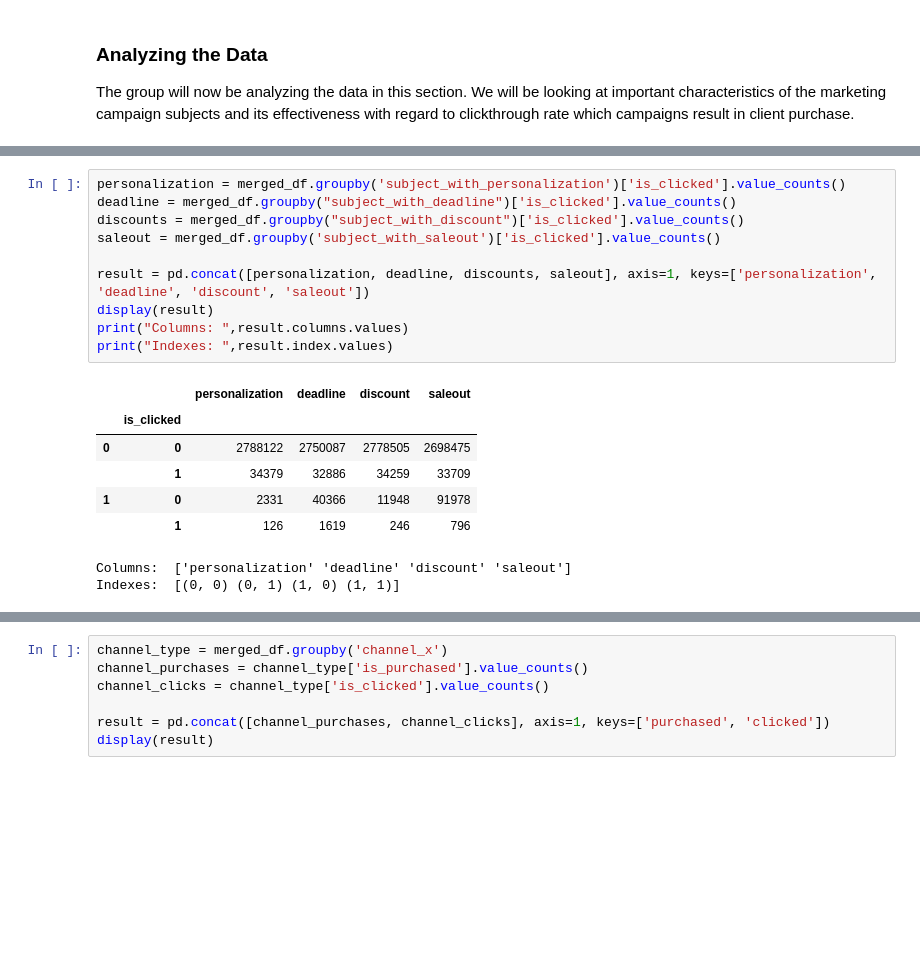
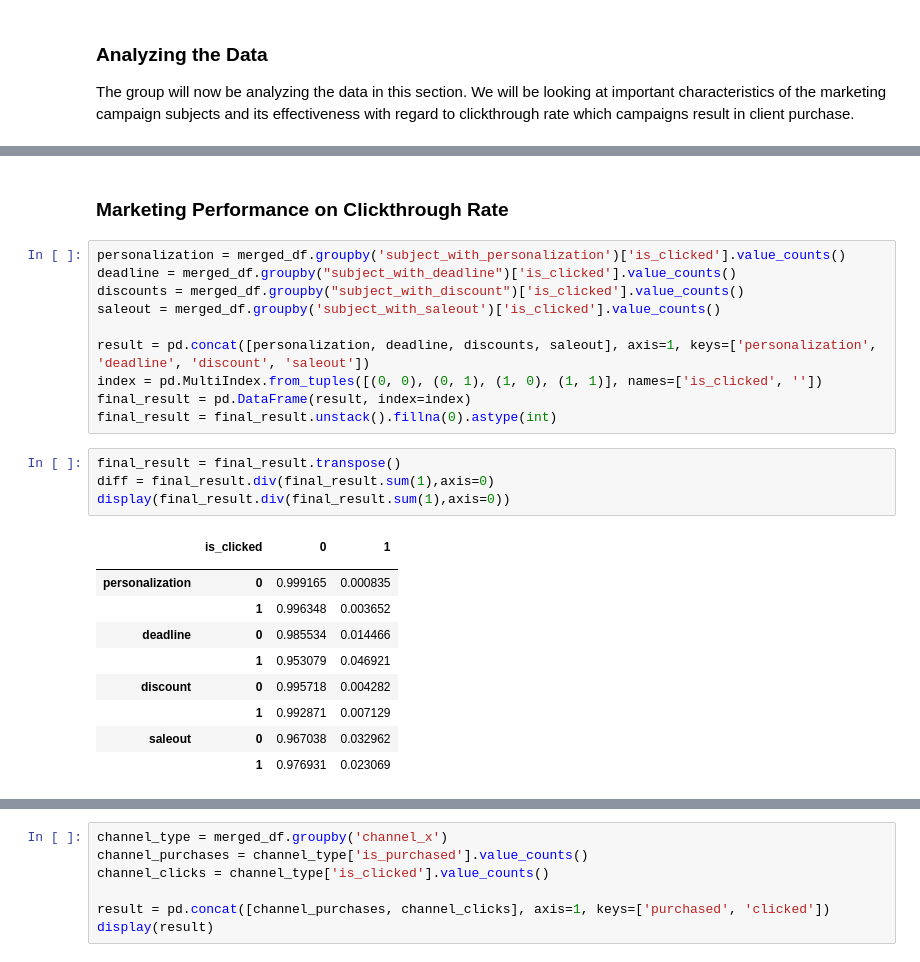
Before and after one commit to miguelsadorra14/DataWrangling, a Jupyter notebook: project.ipynb, the cells around one changed output, grey strips where cells are left out. Drawn from its saved outputs; the diff is of its cells as text; blank space fills up the shorter version.

```diff
--- a/project.ipynb
+++ b/project.ipynb
@@ -246,3 +270,5 @@ Name: is_purchased, dtype: int64
+# %% [markdown]
+### Marketing Performance on Clickthrough Rate
 # %%
 personalization = merged_df.groupby('subject_with_personalization')['is_clicked'].value_counts()
 deadline = merged_df.groupby("subject_with_deadline")['is_clicked'].value_counts()
@@ -250,15 +276,21 @@ discounts = merged_df.groupby("subject_with_discount")['is_clicked'].value_count
 saleout = merged_df.groupby('subject_with_saleout')['is_clicked'].value_counts()
 
 result = pd.concat([personalization, deadline, discounts, saleout], axis=1, keys=['personalization', 'deadline', 'discount', 'saleout'])
-display(result)
-print("Columns: ",result.columns.values)
-print("Indexes: ",result.index.values)
+index = pd.MultiIndex.from_tuples([(0, 0), (0, 1), (1, 0), (1, 1)], names=['is_clicked', ''])
+final_result = pd.DataFrame(result, index=index)
+final_result = final_result.unstack().fillna(0).astype(int)
-# %% [output]
-|  |  | personalization | deadline | discount | saleout |
-|  | is_clicked |  |  |  |  |
-| 0 | 0 | 2788122 | 2750087 | 2778505 | 2698475 |
-|  | 1 | 34379 | 32886 | 34259 | 33709 |
-| 1 | 0 | 2331 | 40366 | 11948 | 91978 |
-|  | 1 | 126 | 1619 | 246 | 796 |
-Columns:  ['personalization' 'deadline' 'discount' 'saleout']
-Indexes:  [(0, 0) (0, 1) (1, 0) (1, 1)]
+# %%
+final_result = final_result.transpose()
+diff = final_result.div(final_result.sum(1),axis=0)
+display(final_result.div(final_result.sum(1),axis=0))
+# %% [output]
+|  | is_clicked | 0 | 1 |
+|  |  |  |  |
+| personalization | 0 | 0.999165 | 0.000835 |
+|  | 1 | 0.996348 | 0.003652 |
+| deadline | 0 | 0.985534 | 0.014466 |
+|  | 1 | 0.953079 | 0.046921 |
+| discount | 0 | 0.995718 | 0.004282 |
+|  | 1 | 0.992871 | 0.007129 |
+| saleout | 0 | 0.967038 | 0.032962 |
+|  | 1 | 0.976931 | 0.023069 |
```
Also changed, not shown: parts of 17 cells of this notebook.
